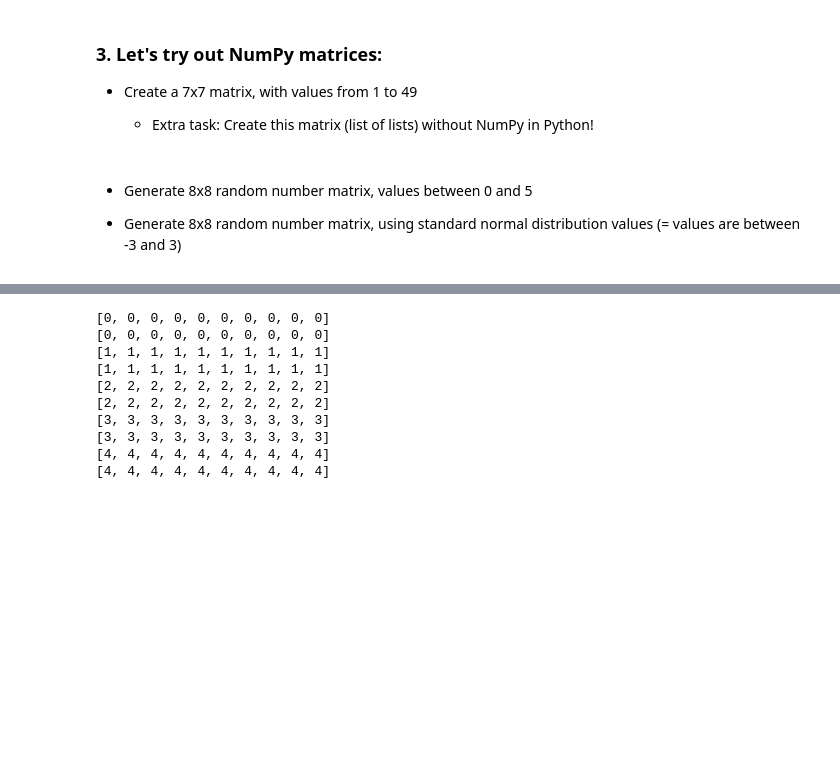
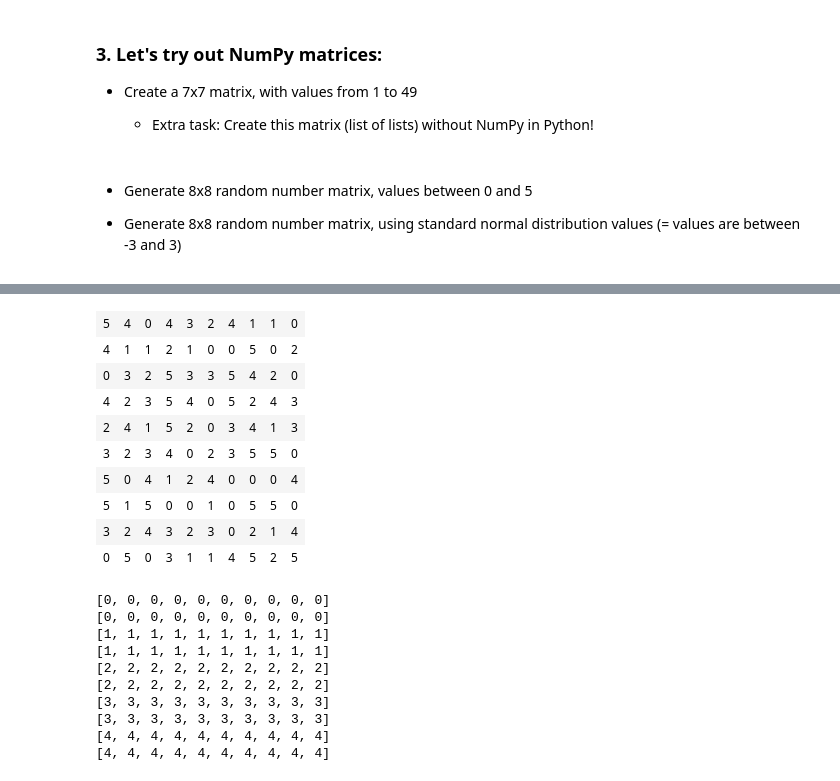
Before and after one commit to crypt0kitik/Introduction-to-Data-Analytics, a Jupyter notebook: Homework sets/SET 1/Exercise set 1.ipynb, the cells around one changed output, grey strips where cells are left out. Cells and saved outputs as stored; diff of their text form; code cells hidden in the pictures; blank space fills up the shorter version.

```diff
--- a/Homework sets/SET 1/Exercise set 1.ipynb
+++ b/Homework sets/SET 1/Exercise set 1.ipynb
@@ -244 +415,21 @@ data
+# %%
+# 10x10 matrix between values 0 and 5
+# data with decimals
+data = np.linspace(0, 5, 100).reshape(10, 10)
+data
+
+# data without decimals
+data = np.random.randint(0, 6, size=(10, 10))
+data
+# %% [output]
+| 5 | 4 | 0 | 4 | 3 | 2 | 4 | 1 | 1 | 0 |
+| 4 | 1 | 1 | 2 | 1 | 0 | 0 | 5 | 0 | 2 |
+| 0 | 3 | 2 | 5 | 3 | 3 | 5 | 4 | 2 | 0 |
+| 4 | 2 | 3 | 5 | 4 | 0 | 5 | 2 | 4 | 3 |
+| 2 | 4 | 1 | 5 | 2 | 0 | 3 | 4 | 1 | 3 |
+| 3 | 2 | 3 | 4 | 0 | 2 | 3 | 5 | 5 | 0 |
+| 5 | 0 | 4 | 1 | 2 | 4 | 0 | 0 | 0 | 4 |
+| 5 | 1 | 5 | 0 | 0 | 1 | 0 | 5 | 5 | 0 |
+| 3 | 2 | 4 | 3 | 2 | 3 | 0 | 2 | 1 | 4 |
+| 0 | 5 | 0 | 3 | 1 | 1 | 4 | 5 | 2 | 5 |
 # %%
```
Also changed, not shown: parts of 31 cells of this notebook.
